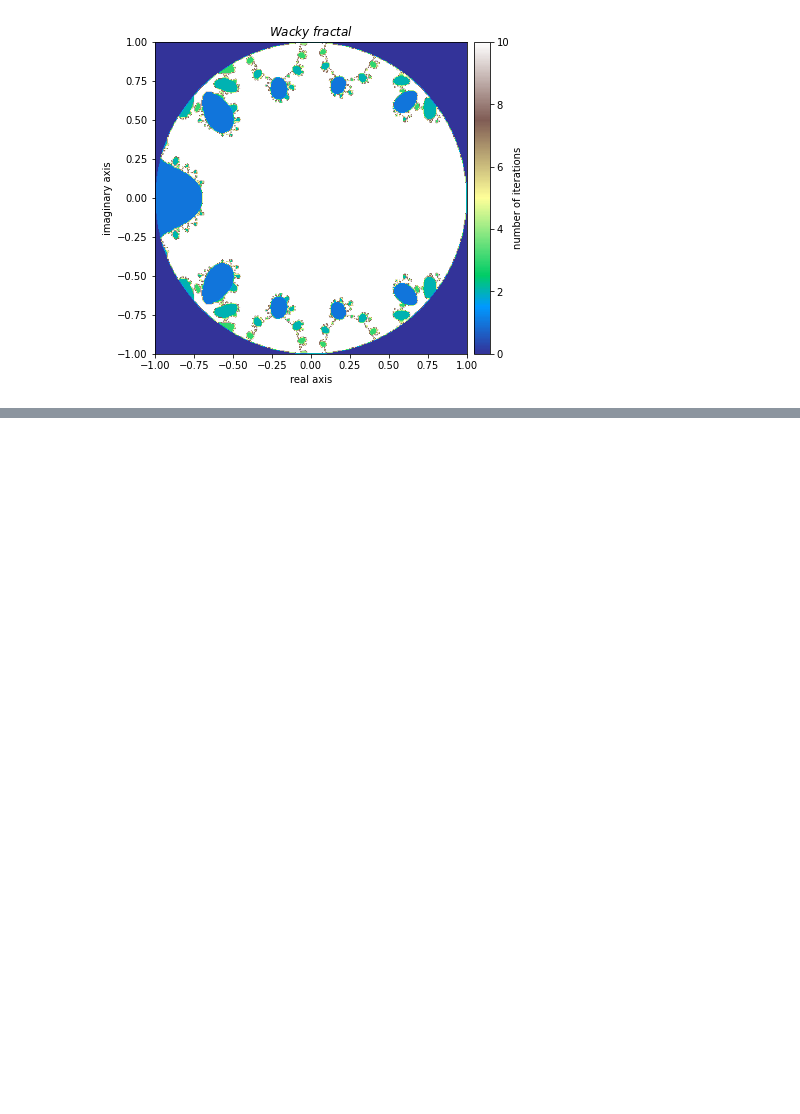
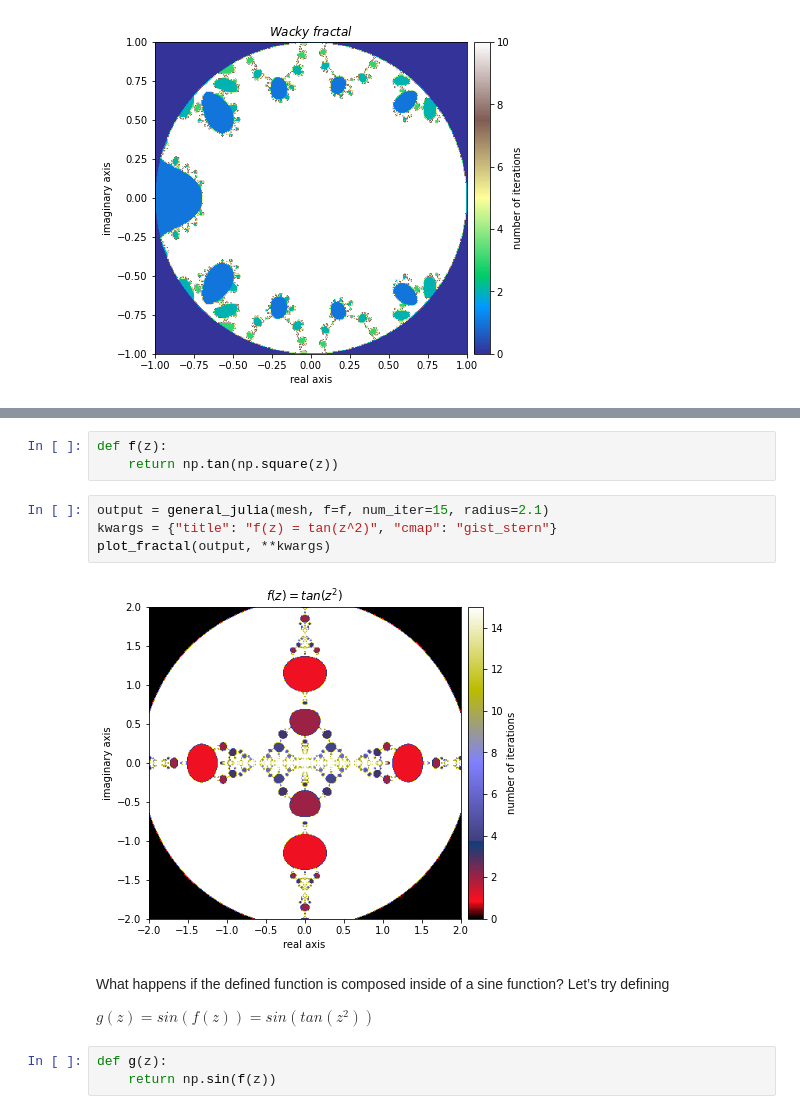
Before and after one commit to rifatrakib/practical-numpy, a Jupyter notebook: fractals.ipynb, the cells around one changed output, grey strips where cells are left out. Cells and saved outputs as stored; diff of their text form; blank space fills up the shorter version.

Commit message:
demonstrate cool variations of fractals generation and visualization

```diff
--- a/fractals.ipynb
+++ b/fractals.ipynb
@@ -420,0 +433,16 @@ plot_fractal(output, **kwargs)
+# %%
+def f(z):
+    return np.tan(np.square(z))
+# %%
+output = general_julia(mesh, f=f, num_iter=15, radius=2.1)
+kwargs = {"title": "f(z) = tan(z^2)", "cmap": "gist_stern"}
+plot_fractal(output, **kwargs)
+# %% [output]
+[figure, added]
+# %% [markdown]
+What happens if the defined function is composed inside of a sine function? Let’s try defining
+
+$g(z) = sin(f(z)) = sin(tan(z^2))$
+# %%
+def g(z):
+    return np.sin(f(z))
```
Also changed, not shown: parts of 11 cells of this notebook.
